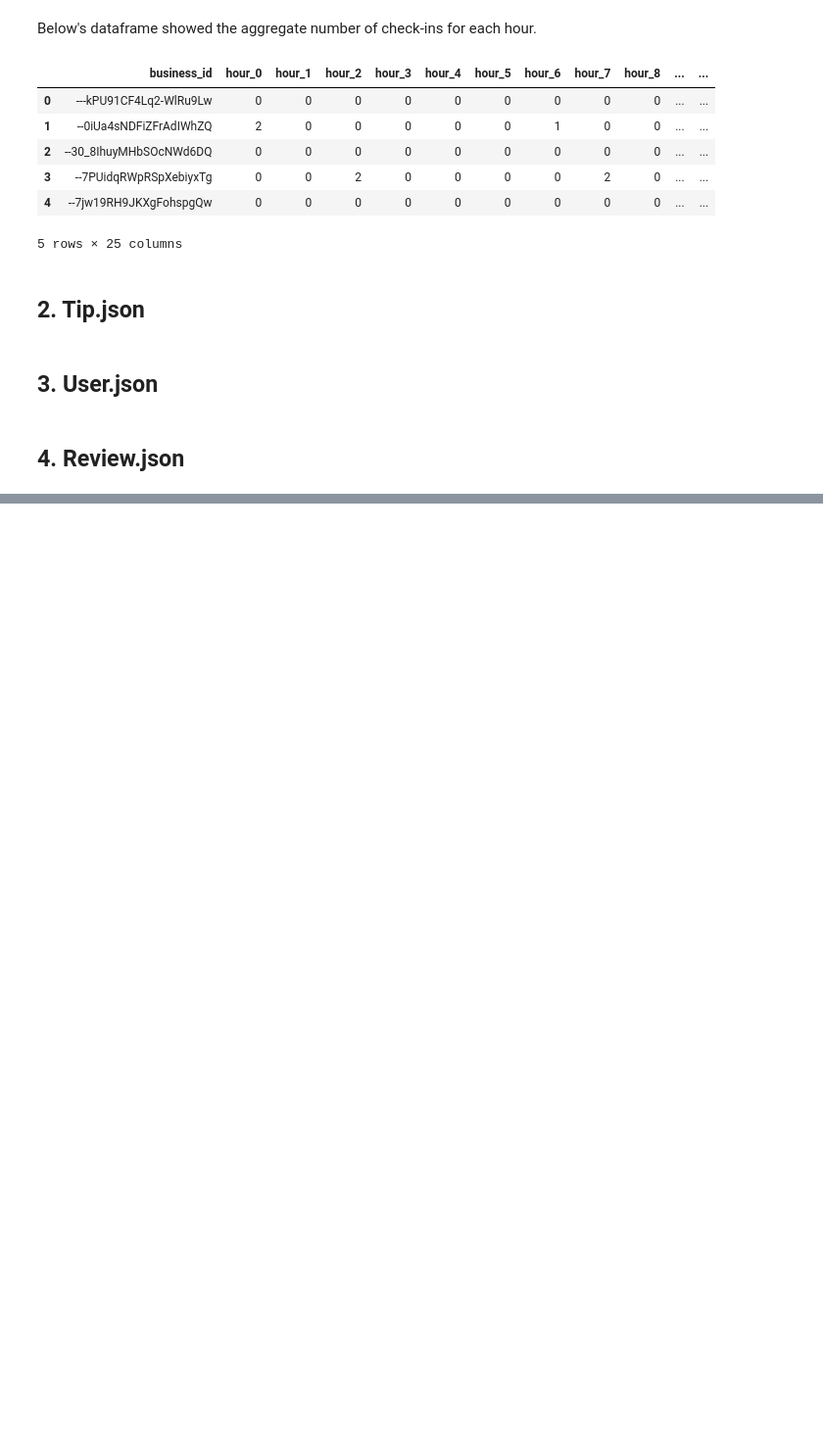
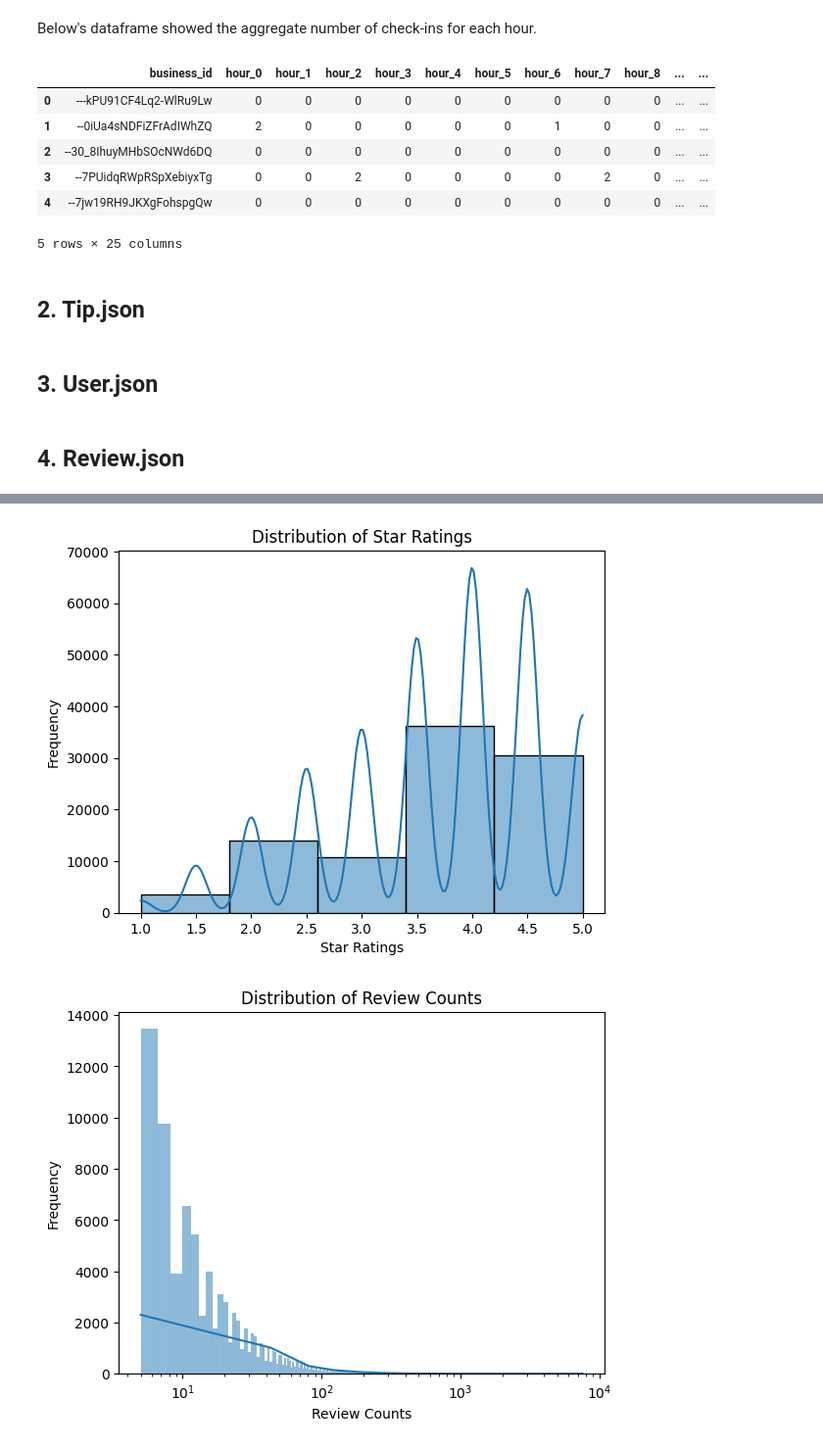
Before and after one commit to Honglin-Jiang/ba820_team7_yelp, a Jupyter notebook: EDA_part1.ipynb, the cells around one changed output, grey strips where cells are left out. Shown: that part at 98% size. Saved outputs shown, nothing was run; the diff lists cells and outputs as text; code cells hidden in the pictures; blank space fills up the shorter version.

```diff
--- a/EDA_part1.ipynb
+++ b/EDA_part1.ipynb
@@ -294,0 +568,4 @@ plt.show()
+# %%
+bus['categories'] = bus['categories'].str.split(',').apply(lambda x: x[0].strip() if x else None)
+
+# The .strip() method is used to remove any leading or trailing whitespace from the category string.
@@ -294,0 +604,9 @@ plt.show()
+# %%
+# Define the days of the week to extract hours for each day
+days_of_week = ['Monday', 'Tuesday', 'Wednesday', 'Thursday', 'Friday', 'Saturday', 'Sunday']
+
+# For each day, create a new column in df for the operating hours
+for day in days_of_week:
+    # Extract the operating hours for the day from the 'hours' dictionary
+    # If 'hours' is NaN or the day is not in the dictionary, the result will be None
+    bus[day] = bus['hours'].apply(lambda x: x.get(day) if isinstance(x, dict) and day in x else None)
@@ -294,0 +649,5 @@ plt.show()
+# %%
+# Drop rows where is_open is 0
+bus_open = bus[bus['is_open'] == 1].copy()
+
+bus_open.reset_index(drop=True, inplace=True)
@@ -294,0 +690,3 @@ plt.show()
+# %%
+# Drop the 'attributes' column from the DataFrame
+bus_open.drop(columns='attributes', inplace=True)
@@ -294,0 +747,17 @@ plt.show()
+# %%
+
+sns.histplot(bus_open['stars'], bins=5, kde=True)
+plt.title('Distribution of Star Ratings')
+plt.xlabel('Star Ratings')
+plt.ylabel('Frequency')
+plt.show()
+
+sns.histplot(bus_open['review_count'], kde=True)
+plt.title('Distribution of Review Counts')
+plt.xlabel('Review Counts')
+plt.ylabel('Frequency')
+plt.xscale('log')
+plt.show()
+# %% [output]
+[figure, added]
+[figure, added]
```
Also changed, not shown: parts of 41 cells of this notebook, 1 other file.
